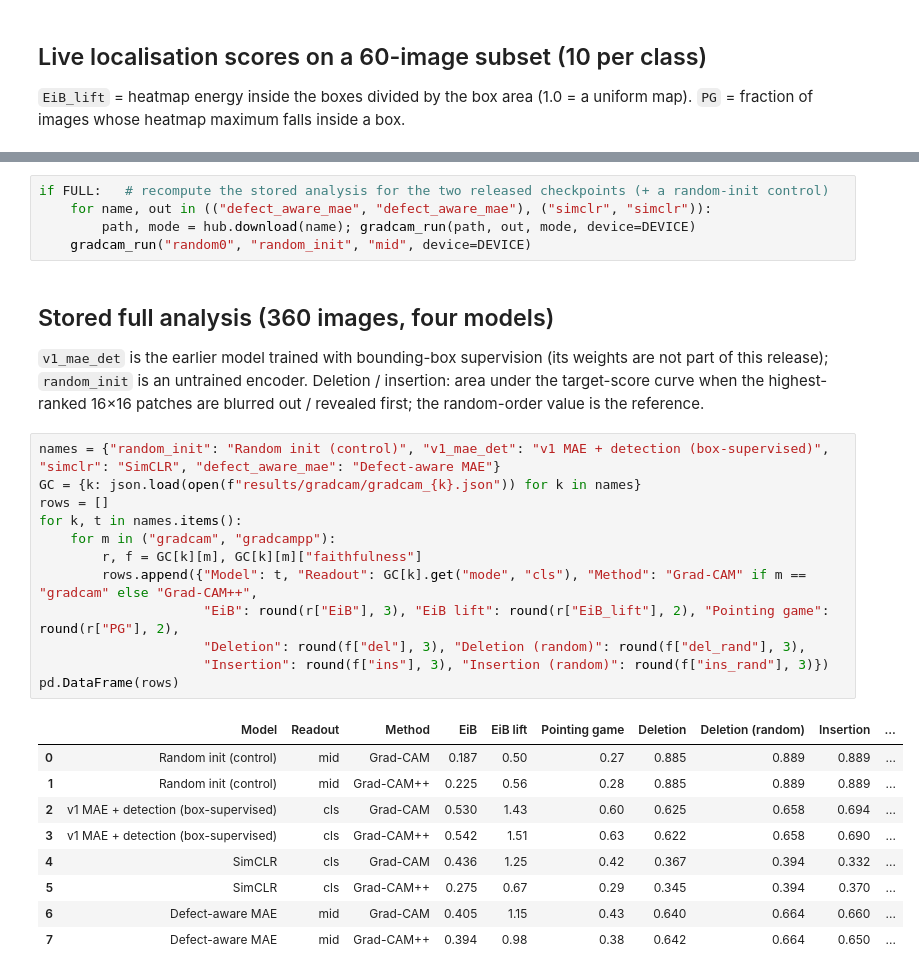
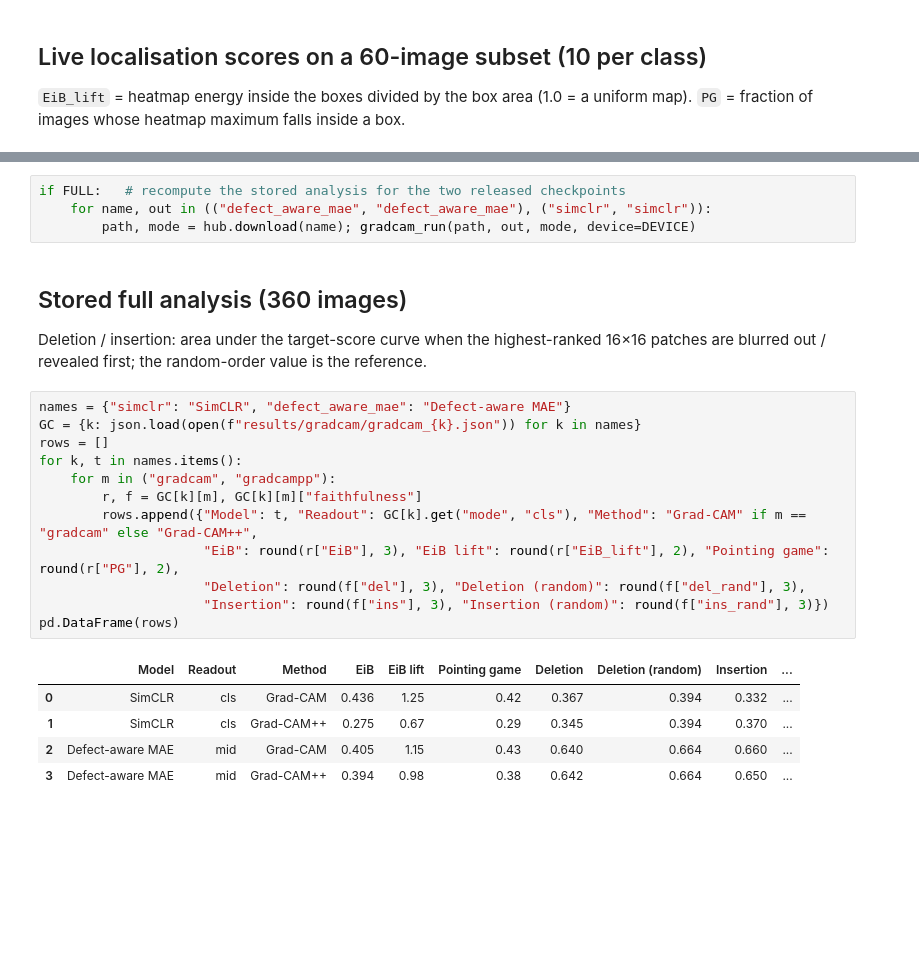
Before and after one commit to ShreyPatel1311/NEU-Defect-Aware-Autoencoder, a Jupyter notebook: notebooks/02_gradcam_analysis.ipynb, the cells around one changed output, grey strips where cells are left out. Saved outputs shown, nothing was run; the diff lists cells and outputs as text; blank space fills up the shorter version.

```diff
--- a/notebooks/02_gradcam_analysis.ipynb
+++ b/notebooks/02_gradcam_analysis.ipynb
@@ -78,35 +78,29 @@ pd.DataFrame(rows)
 | 3 | SimCLR | gradcampp | 0.272 | 0.418 | 0.676 | 0.283 |
 # %%
-if FULL:   # recompute the stored analysis for the two released checkpoints (+ a random-init control)
+if FULL:   # recompute the stored analysis for the two released checkpoints
     for name, out in (("defect_aware_mae", "defect_aware_mae"), ("simclr", "simclr")):
         path, mode = hub.download(name); gradcam_run(path, out, mode, device=DEVICE)
-    gradcam_run("random0", "random_init", "mid", device=DEVICE)
 # %% [markdown]
-## Stored full analysis (360 images, four models)
+## Stored full analysis (360 images)
 
-`v1_mae_det` is the earlier model trained with bounding-box supervision (its weights are not part of this release);
-`random_init` is an untrained encoder. Deletion / insertion: area under the target-score curve when the
-highest-ranked 16×16 patches are blurred out / revealed first; the random-order value is the reference.
+Deletion / insertion: area under the target-score curve when the highest-ranked 16×16 patches are blurred out /
+revealed first; the random-order value is the reference.
 # %%
-names = {"random_init": "Random init (control)", "v1_mae_det": "v1 MAE + detection (box-supervised)", "simclr": "SimCLR", "defect_aware_mae": "Defect-aware MAE"}
+names = {"simclr": "SimCLR", "defect_aware_mae": "Defect-aware MAE"}
 GC = {k: json.load(open(f"results/gradcam/gradcam_{k}.json")) for k in names}
 rows = []
 for k, t in names.items():
     for m in ("gradcam", "gradcampp"):
         r, f = GC[k][m], GC[k][m]["faithfulness"]
         rows.append({"Model": t, "Readout": GC[k].get("mode", "cls"), "Method": "Grad-CAM" if m == "gradcam" else "Grad-CAM++",
                      "EiB": round(r["EiB"], 3), "EiB lift": round(r["EiB_lift"], 2), "Pointing game": round(r["PG"], 2),
                      "Deletion": round(f["del"], 3), "Deletion (random)": round(f["del_rand"], 3),
                      "Insertion": round(f["ins"], 3), "Insertion (random)": round(f["ins_rand"], 3)})
 pd.DataFrame(rows)
 # %% [output]
 |  | Model | Readout | Method | EiB | EiB lift | Pointing game | Deletion | Deletion (random) | Insertion | ... |
-| 0 | Random init (control) | mid | Grad-CAM | 0.187 | 0.50 | 0.27 | 0.885 | 0.889 | 0.889 | ... |
-| 1 | Random init (control) | mid | Grad-CAM++ | 0.225 | 0.56 | 0.28 | 0.885 | 0.889 | 0.889 | ... |
-| 2 | v1 MAE + detection (box-supervised) | cls | Grad-CAM | 0.530 | 1.43 | 0.60 | 0.625 | 0.658 | 0.694 | ... |
-| 3 | v1 MAE + detection (box-supervised) | cls | Grad-CAM++ | 0.542 | 1.51 | 0.63 | 0.622 | 0.658 | 0.690 | ... |
-| 4 | SimCLR | cls | Grad-CAM | 0.436 | 1.25 | 0.42 | 0.367 | 0.394 | 0.332 | ... |
-| 5 | SimCLR | cls | Grad-CAM++ | 0.275 | 0.67 | 0.29 | 0.345 | 0.394 | 0.370 | ... |
-| 6 | Defect-aware MAE | mid | Grad-CAM | 0.405 | 1.15 | 0.43 | 0.640 | 0.664 | 0.660 | ... |
-| 7 | Defect-aware MAE | mid | Grad-CAM++ | 0.394 | 0.98 | 0.38 | 0.642 | 0.664 | 0.650 | ... |
+| 0 | SimCLR | cls | Grad-CAM | 0.436 | 1.25 | 0.42 | 0.367 | 0.394 | 0.332 | ... |
+| 1 | SimCLR | cls | Grad-CAM++ | 0.275 | 0.67 | 0.29 | 0.345 | 0.394 | 0.370 | ... |
+| 2 | Defect-aware MAE | mid | Grad-CAM | 0.405 | 1.15 | 0.43 | 0.640 | 0.664 | 0.660 | ... |
+| 3 | Defect-aware MAE | mid | Grad-CAM++ | 0.394 | 0.98 | 0.38 | 0.642 | 0.664 | 0.650 | ... |
 # %%
```
Also changed, not shown: parts of 6 cells of this notebook, 9 other files.
